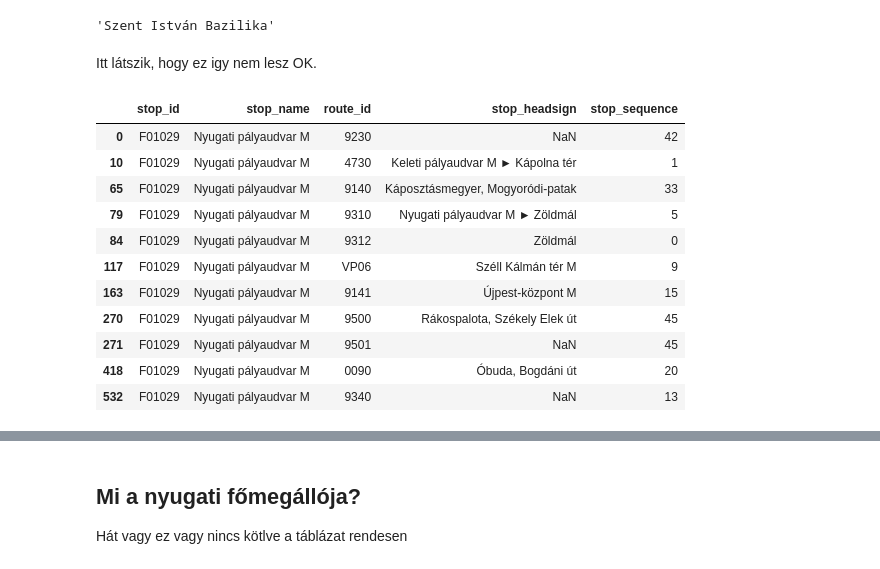
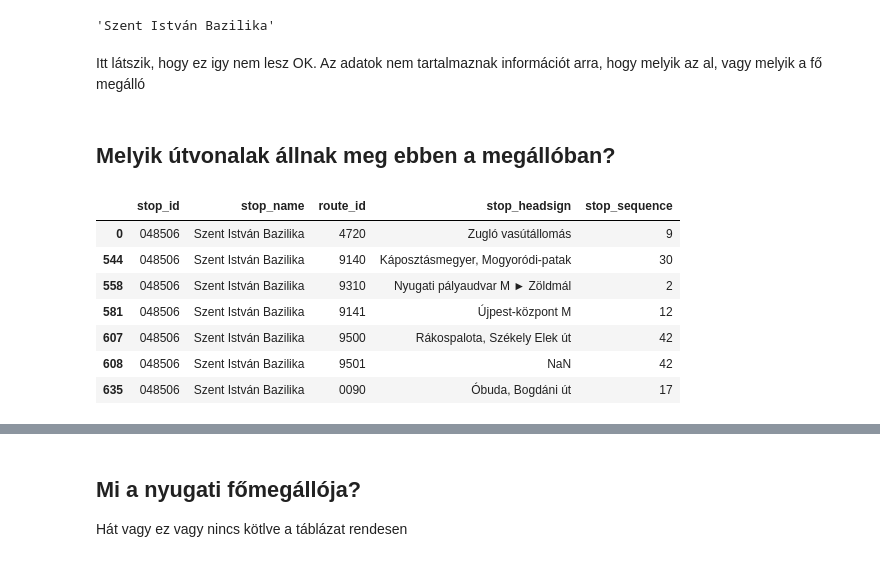
Before and after one commit to apulai/budapest_gtfs, a Jupyter notebook: bp_gtfs_v2.ipynb, the cells around one changed output, grey strips where cells are left out. Saved outputs shown, nothing was run; the diff lists cells and outputs as text; code cells hidden in the pictures.

```diff
--- a/bp_gtfs_v2.ipynb
+++ b/bp_gtfs_v2.ipynb
@@ -47,0 +50,7 @@ df_stop_times
+# %%
+def arrival_time_to_min(astr):
+    [h,m,s]=astr.split(':')
+    return int(h)*60+int(m)
+# %%
+df_stop_times["arrival_time_min"]=df_stop_times["arrival_time"].apply(arrival_time_to_min)
+df_stop_times
@@ -223,23 +246,21 @@ stop_name
 # %% [output]
 'Szent István Bazilika'
 # %% [markdown]
-Itt látszik, hogy ez igy nem lesz OK.
+Itt látszik, hogy ez igy nem lesz OK. Az adatok nem tartalmaznak információt arra, hogy melyik az al, vagy melyik a fő megálló
+# %% [markdown]
+## Melyik útvonalak állnak meg ebben a megállóban?
 # %%
-df_megallo_jaratok = pd.merge( df_stop_times[ df_stop_times["stop_id"] == stop_id], df_trips).drop_duplicates("route_id")
+df_megallo_jaratok = pd.merge( df_stop_times[ df_stop_times["stop_id"] == stop_id], df_trips, left_on="trip_id", right_on="trip_id").drop_duplicates("route_id")
 df_megallo_jaratok["stop_id"]=stop_id
 df_megallo_jaratok["stop_name"]=stop_name
 
 df_megallo_jaratok[["stop_id","stop_name","route_id","stop_headsign","stop_sequence"]]
 # %% [output]
 |  | stop_id | stop_name | route_id | stop_headsign | stop_sequence |
-| 0 | F01029 | Nyugati pályaudvar M | 9230 | NaN | 42 |
-| 10 | F01029 | Nyugati pályaudvar M | 4730 | Keleti pályaudvar M ► Kápolna tér | 1 |
-| 65 | F01029 | Nyugati pályaudvar M | 9140 | Káposztásmegyer, Mogyoródi-patak | 33 |
-| 79 | F01029 | Nyugati pályaudvar M | 9310 | Nyugati pályaudvar M ► Zöldmál | 5 |
-| 84 | F01029 | Nyugati pályaudvar M | 9312 | Zöldmál | 0 |
-| 117 | F01029 | Nyugati pályaudvar M | VP06 | Széll Kálmán tér M | 9 |
-| 163 | F01029 | Nyugati pályaudvar M | 9141 | Újpest-központ M | 15 |
-| 270 | F01029 | Nyugati pályaudvar M | 9500 | Rákospalota, Székely Elek út | 45 |
-| 271 | F01029 | Nyugati pályaudvar M | 9501 | NaN | 45 |
-| 418 | F01029 | Nyugati pályaudvar M | 0090 | Óbuda, Bogdáni út | 20 |
-| 532 | F01029 | Nyugati pályaudvar M | 9340 | NaN | 13 |
+| 0 | 048506 | Szent István Bazilika | 4720 | Zugló vasútállomás | 9 |
+| 544 | 048506 | Szent István Bazilika | 9140 | Káposztásmegyer, Mogyoródi-patak | 30 |
+| 558 | 048506 | Szent István Bazilika | 9310 | Nyugati pályaudvar M ► Zöldmál | 2 |
+| 581 | 048506 | Szent István Bazilika | 9141 | Újpest-központ M | 12 |
+| 607 | 048506 | Szent István Bazilika | 9500 | Rákospalota, Székely Elek út | 42 |
+| 608 | 048506 | Szent István Bazilika | 9501 | NaN | 42 |
+| 635 | 048506 | Szent István Bazilika | 0090 | Óbuda, Bogdáni út | 17 |
```
Also changed, not shown: parts of 11 cells of this notebook, 2 other files.
